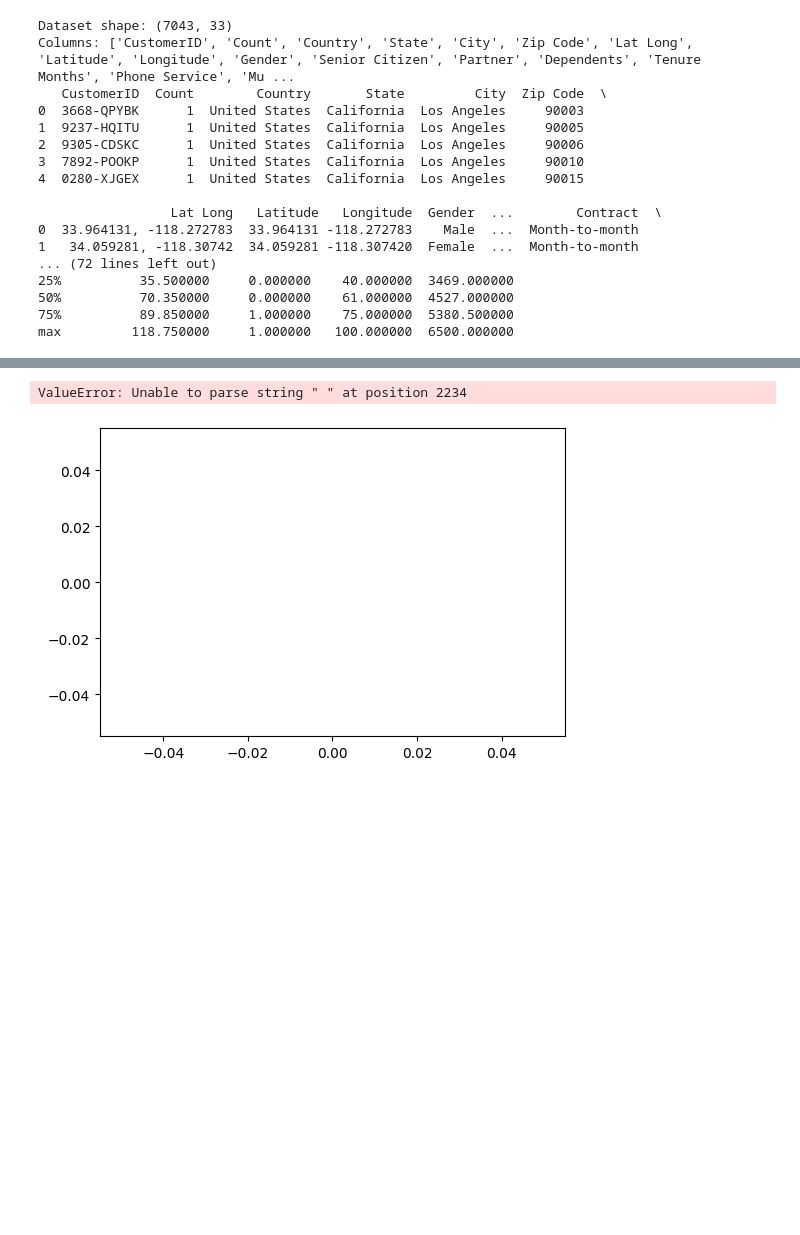
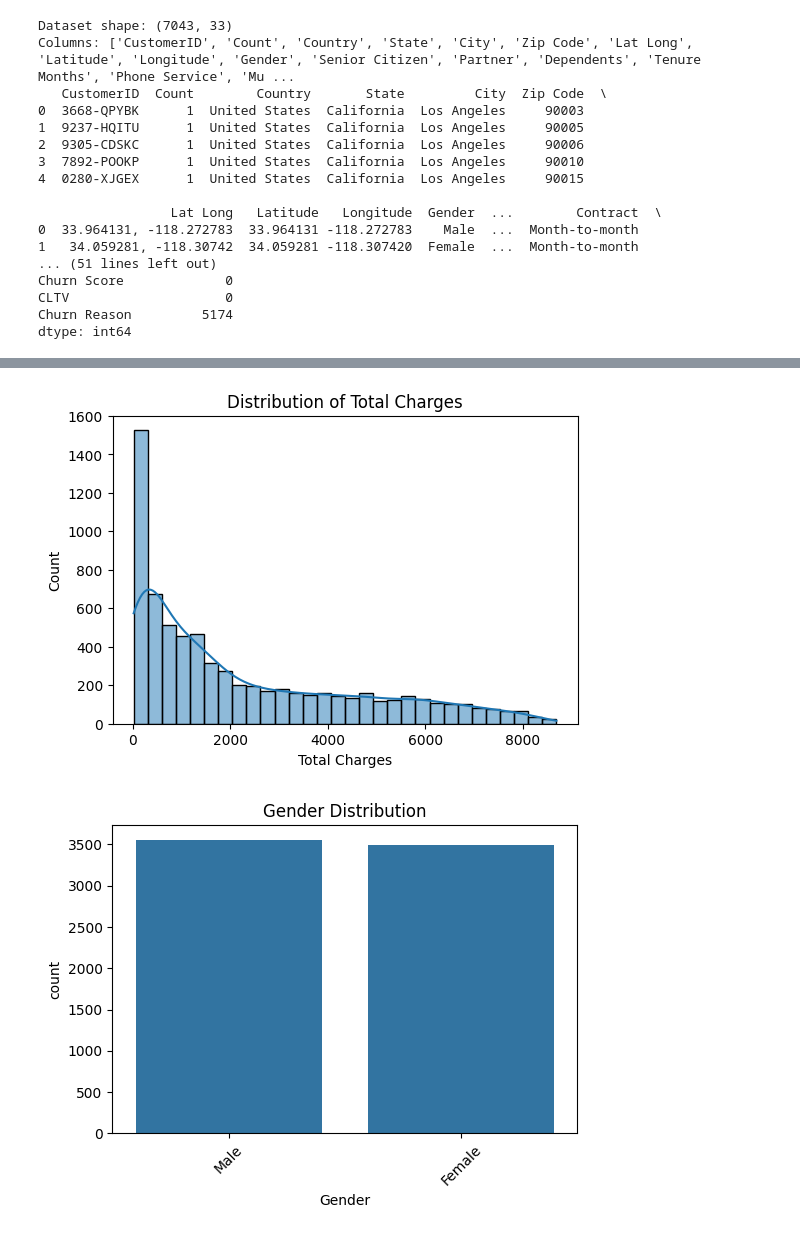
Before and after one commit to yamneg96/ML-Final-Project, a Jupyter notebook: notebooks/01_eda.ipynb, the cells around one changed output, grey strips where cells are left out. Drawn from its saved outputs; the diff is of its cells as text; code cells hidden in the pictures; blank space fills up the shorter version.

```diff
--- a/notebooks/01_eda.ipynb
+++ b/notebooks/01_eda.ipynb
@@ -1,25 +1,29 @@
 # %%
-# 01_eda.ipynb
-# Import libraries
 import pandas as pd
 import matplotlib.pyplot as plt
 import seaborn as sns
+import numpy as np
 
 # Load dataset
 df = pd.read_excel("../data/raw/Telecom_churn.xlsx")
+
+# Clean numeric columns (convert strings to numbers)
+num_features = ['Tenure Months', 'Monthly Charges', 'Total Charges']
+for col in num_features:
+    if col in df.columns:
+        df[col] = pd.to_numeric(df[col], errors='coerce')  # invalid parsing becomes NaN
+
+# Optionally fill NaNs with median
+df[num_features] = df[num_features].fillna(df[num_features].median())
 
 # Display basic info
 print("Dataset shape:", df.shape)
 print("Columns:", df.columns.tolist())
 print(df.head())
 
-# Check missing values
+# Missing values per column
 print("\nMissing values per column:")
 print(df.isnull().sum())
-
-# Summary statistics
-print("\nDescriptive statistics:")
-print(df.describe())
 
 # Target variable distribution
 plt.figure(figsize=(6,4))
@@ -38,8 +42,7 @@ sns.heatmap(df[numerical_cols].corr(), annot=True, fmt=".2f", cmap="coolwarm")
 plt.title("Correlation Heatmap")
 plt.show()
 
-# Distribution plots for selected numerical features
-num_features = ['Tenure Months', 'Monthly Charges', 'Total Charges']
+# Distribution plots for numeric features
 for col in num_features:
     if col in df.columns:
         plt.figure(figsize=(6,4))
@@ -69,9 +72,9 @@ Columns: ['CustomerID', 'Count', 'Country', 'State', 'City', 'Zip Code', 'Lat Lo
                  Lat Long   Latitude   Longitude  Gender  ...        Contract  \
 0  33.964131, -118.272783  33.964131 -118.272783    Male  ...  Month-to-month
 1   34.059281, -118.30742  34.059281 -118.307420  Female  ...  Month-to-month
-... (72 lines left out)
-25%          35.500000     0.000000    40.000000  3469.000000
-50%          70.350000     0.000000    61.000000  4527.000000
-75%          89.850000     1.000000    75.000000  5380.500000
-max         118.750000     1.000000   100.000000  6500.000000
+... (51 lines left out)
+Churn Score             0
+CLTV                    0
+Churn Reason         5174
+dtype: int64
 [figure]
@@ -79,4 +82,4 @@ max         118.750000     1.000000   100.000000  6500.000000
 [figure]
 [figure]
-ValueError: Unable to parse string " " at position 2234
-[figure, old version]
+[figure, new version]
+[figure, added]
```
Also changed, not shown: parts of 1 cell of this notebook, 5 other files.
